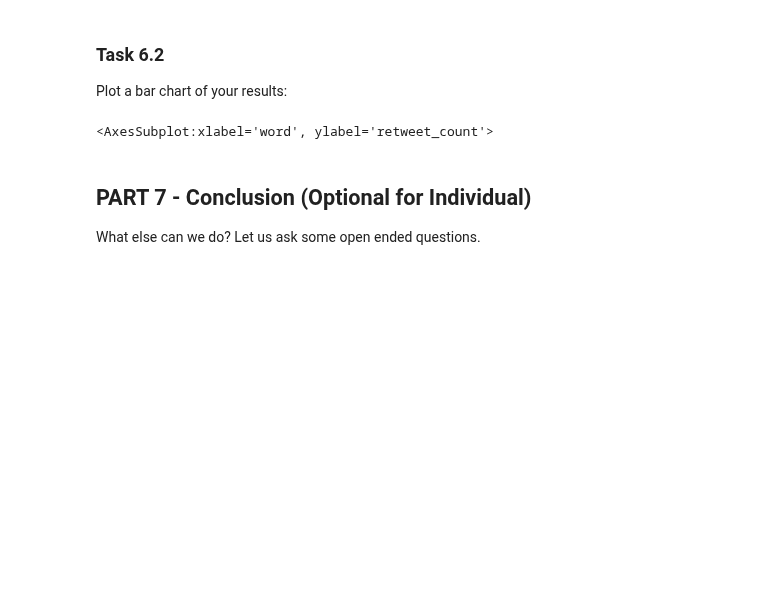
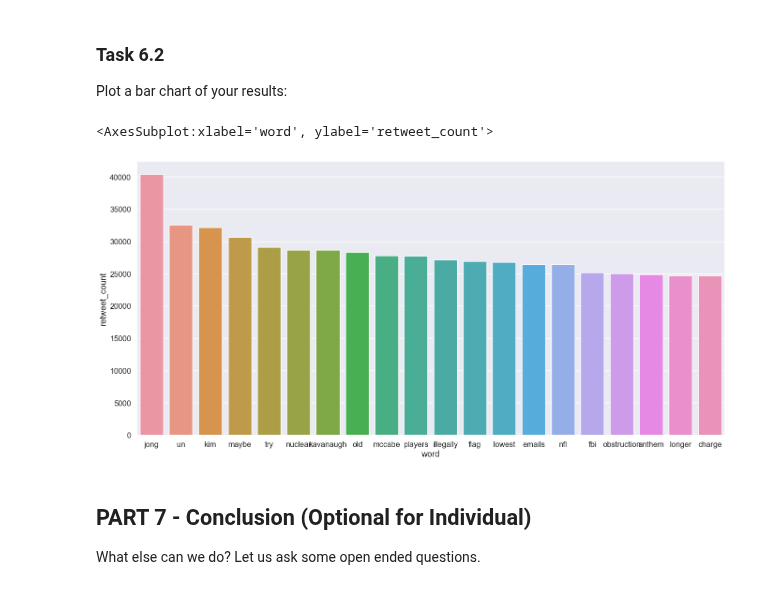
Before and after one commit to aarif-razak/cs439Work, a Jupyter notebook: MidSemProject/MidSemester_Project_F21_V1.ipynb, the cells around one changed output. Drawn from its saved outputs; the diff is of its cells as text; code cells hidden in the pictures; blank space fills up the shorter version.

```diff
--- a/MidSemProject/MidSemester_Project_F21_V1.ipynb
+++ b/MidSemProject/MidSemester_Project_F21_V1.ipynb
@@ -1067,12 +1067,13 @@ Plot a bar chart of your results:
 # %%
 ### BEGIN SOLUTION
 import seaborn as sns
 fig = plt.figure( figsize = (20,10))
-num_word = 20
-sns.barplot(x=rts.index, y="retweet_count", data=rts)
+top_twenty = rts[:20]
+sns.barplot(x=top_twenty.index, y="retweet_count", data=top_twenty)
 ### BEGIN SOLUTION
 # %% [output]
 <AxesSubplot:xlabel='word', ylabel='retweet_count'>
+[figure, added]
 # %% [markdown]
 ## PART 7 - Conclusion (Optional for Individual)
 What else can we do? Let us ask some open ended questions.
```
Also changed, not shown: parts of 1 cell of this notebook.
